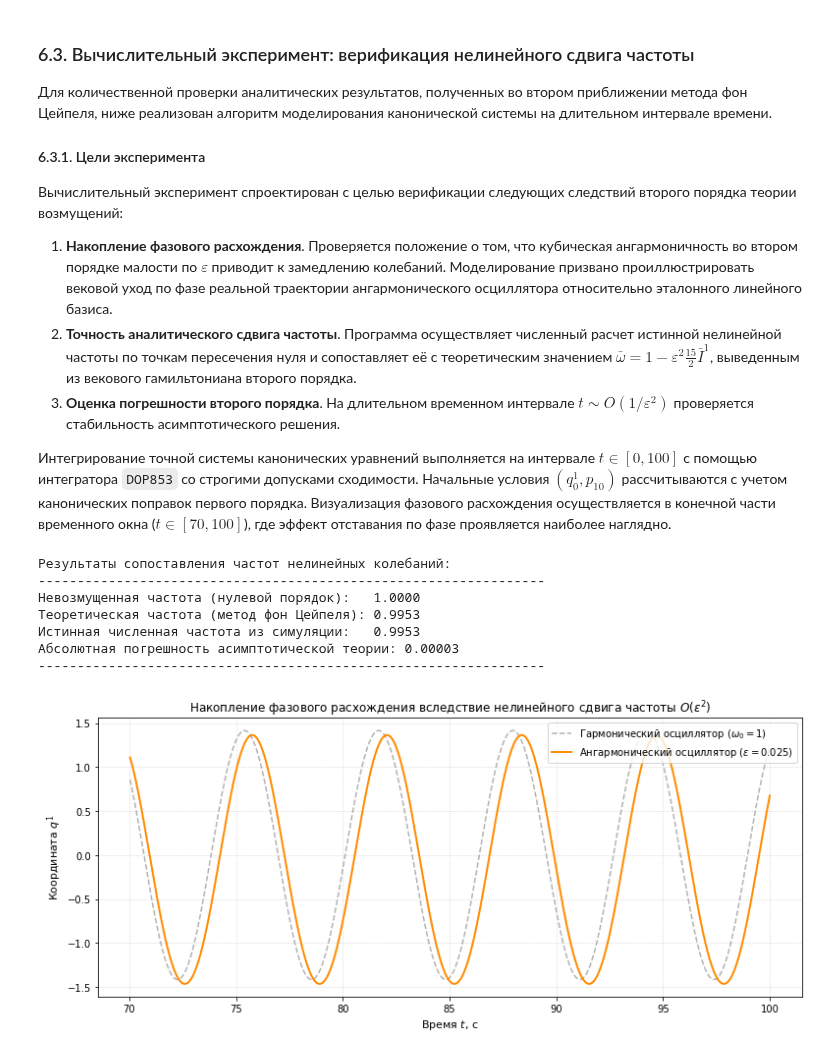
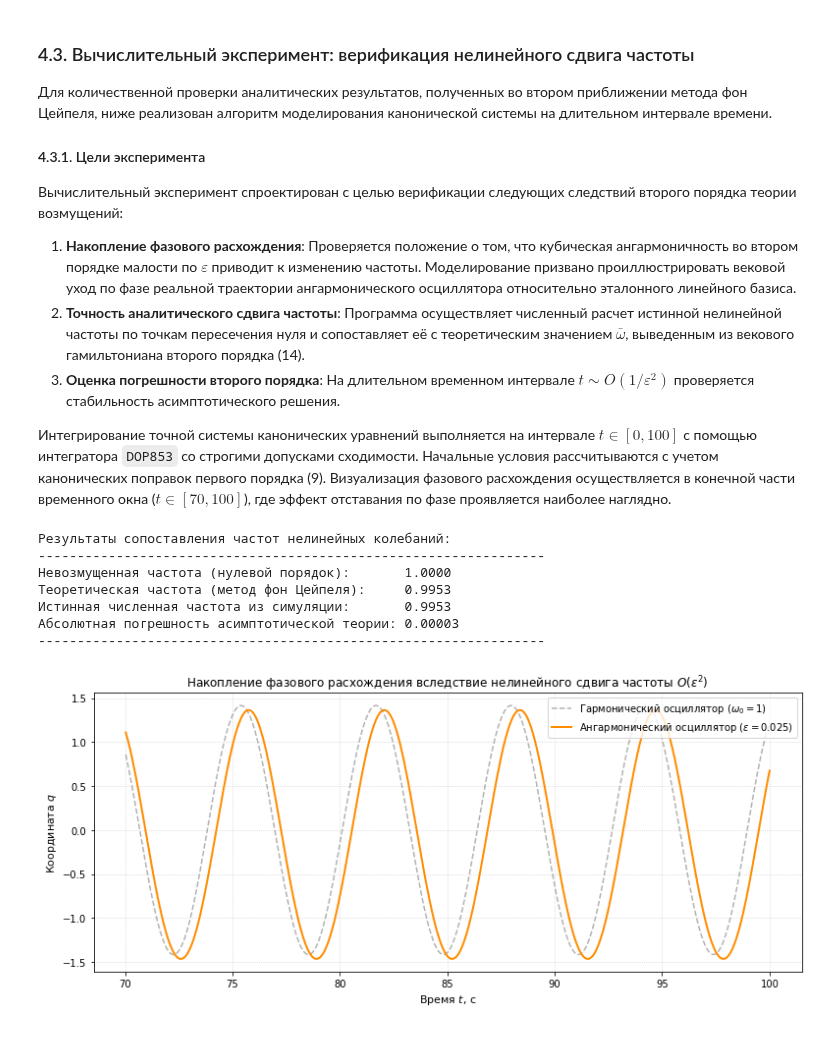
Before and after one commit to DPritykin/nonlinear-dynamics, a Jupyter notebook: Asymtotic Methods in Astrodynamics/B.5 Метод фон Цейпеля.ipynb, the cells around one changed output. Saved outputs shown, nothing was run; the diff lists cells and outputs as text; code cells hidden in the pictures.

```diff
--- a/Asymtotic Methods in Astrodynamics/B.5 Метод фон Цейпеля.ipynb
+++ b/Asymtotic Methods in Astrodynamics/B.5 Метод фон Цейпеля.ipynb
@@ -310,15 +285,16 @@ $$\bar{\omega}(\bar{I}^1) = \frac{\partial \bar{H}}{\partial \bar{I}^1} = 1 - \v
 # %% [markdown]
-### 6.3. Вычислительный эксперимент: верификация нелинейного сдвига частоты
+### 4.3. Вычислительный эксперимент: верификация нелинейного сдвига частоты
 
 Для количественной проверки аналитических результатов, полученных во втором приближении метода фон Цейпеля, ниже реализован алгоритм моделирования канонической системы на длительном интервале времени.
 
-#### 6.3.1. Цели эксперимента
+#### 4.3.1. Цели эксперимента
+
 Вычислительный эксперимент спроектирован с целью верификации следующих следствий второго порядка теории возмущений:
-1. **Накопление фазового расхождения**. Проверяется положение о том, что кубическая ангармоничность во втором порядке малости по $\varepsilon$ приводит к замедлению колебаний. Моделирование призвано проиллюстрировать вековой уход по фазе реальной траектории ангармонического осциллятора относительно эталонного линейного базиса.
-2. **Точность аналитического сдвига частоты**. Программа осуществляет численный расчет истинной нелинейной частоты по точкам пересечения нуля и сопоставляет её с теоретическим значением $\bar{\omega} = 1 - \varepsilon^2 \frac{15}{2}\bar{I}^1$, выведенным из векового гамильтониана второго порядка.
-3. **Оценка погрешности второго порядка**. На длительном временном интервале $t \sim O(1/\varepsilon^2)$ проверяется стабильность асимптотического решения.
+1.  **Накопление фазового расхождения**: Проверяется положение о том, что кубическая ангармоничность во втором порядке малости по $\varepsilon$ приводит к изменению частоты. Моделирование призвано проиллюстрировать вековой уход по фазе реальной траектории ангармонического осциллятора относительно эталонного линейного базиса.
+2.  **Точность аналитического сдвига частоты**: Программа осуществляет численный расчет истинной нелинейной частоты по точкам пересечения нуля и сопоставляет её с теоретическим значением $\bar{\omega}$, выведенным из векового гамильтониана второго порядка (14).
+3.  **Оценка погрешности второго порядка**: На длительном временном интервале $t \sim O(1/\varepsilon^2)$ проверяется стабильность асимптотического решения.
 
-Интегрирование точной системы канонических уравнений выполняется на интервале $t \in [0, 100]$ с помощью интегратора `DOP853` со строгими допусками сходимости. Начальные условия $(q^1_0, p_{10})$ рассчитываются с учетом канонических поправок первого порядка. Визуализация фазового расхождения осуществляется в конечной части временного окна ($t \in [70, 100]$), где эффект отставания по фазе проявляется наиболее наглядно.
+Интегрирование точной системы канонических уравнений выполняется на интервале $t \in [0, 100]$ с помощью интегратора `DOP853` со строгими допусками сходимости. Начальные условия рассчитываются с учетом канонических поправок первого порядка (9). Визуализация фазового расхождения осуществляется в конечной части временного окна ($t \in [70, 100]$), где эффект отставания по фазе проявляется наиболее наглядно.
 # %%
 import numpy as np
 import matplotlib.pyplot as plt
@@ -329,54 +305,53 @@ from scipy.integrate import solve_ivp
 # =====================================================================
 # Малый параметр принимается равным 0.025 для явной визуализации фазового расхождения
 eps = 0.025
-bar_I1 = 1.0
+bar_I = 1.0
 
 # Канонические уравнения движения нелинейного осциллятора
 def hamiltonian_system(t, state):
-    q1, p1 = state
-    return [p1, -q1 - 3 * eps * q1**2]
+    q, p = state
+    return [p, -q - 3 * eps * q**2]
 
-# Начальные условия при theta1=0 (с учетом канонических поправок первого порядка)
-theta1_0 = 0.0
-I1_0 = bar_I1 - eps * (2 * bar_I1) ** 1.5 * (0.75 * np.cos(theta1_0) + 0.25 * np.cos(3 * theta1_0))
+# Начальные условия при theta=0 (с учетом канонических поправок первого порядка по формуле (9))
+theta_0 = 0.0
+I_0 = bar_I - eps * (2 * bar_I) ** 1.5 * (0.75 * np.cos(theta_0) + 0.25 * np.cos(3 * theta_0))
+q_0 = np.sqrt(2 * I_0) * np.cos(theta_0)
+p_0 = -np.sqrt(2 * I_0) * np.sin(theta_0)
 
-q1_0 = np.sqrt(2 * I1_0) * np.cos(theta1_0)
-p1_0 = -np.sqrt(2 * I1_0) * np.sin(theta1_0)
-
-# Интегрирование на длительном интервале времени для определения фазового расхождения
+# Интегрирование на длительном интервале времени для определения фавого расхождения
 t_span = (0.0, 100.0)
 t_eval = np.linspace(t_span[0], t_span[1], 2000)
 
 sol = solve_ivp(
     hamiltonian_system,
     t_span,
-    [q1_0, p1_0],
+    [q_0, p_0],
     method='DOP853', # Высокоточный метод интегрирования гамильтоновых систем
     t_eval=t_eval,
     rtol=1e-11,
     atol=1e-13
 )
-q1_vals = sol.y[0]
-p1_vals = sol.y[1]
+q_vals = sol.y[0]
+p_vals = sol.y[1]
 t_vals = sol.t
 
 # =====================================================================
 # 2. ОПРЕДЕЛЕНИЕ ИСТИННОЙ ЧИСЛЕННОЙ ЧАСТОТЫ ПО ПЕРЕСЕЧЕНИЯМ НУЛЯ
 # =====================================================================
 crossings = []
-for i in range(len(p1_vals) - 1):
-    if q1_vals[i] < 0 and q1_vals[i + 1] >= 0:
+for i in range(len(p_vals) - 1):
+    if q_vals[i] < 0 and q_vals[i + 1] >= 0:
         # Линейная интерполяция корня для достижения субшаговой точности
-        t_zero = t_vals[i] - q1_vals[i] * (t_vals[i + 1] - t_vals[i]) / (q1_vals[i + 1] - q1_vals[i])
+        t_zero = t_vals[i] - q_vals[i] * (t_vals[i + 1] - t_vals[i]) / (q_vals[i + 1] - q_vals[i])
         crossings.append(t_zero)
 
 numerical_period = np.mean(np.diff(crossings))
 omega_numerical = (2 * np.pi) / numerical_period
 
 # =====================================================================
-# 3. ТЕОРЕТИЧЕСКИЙ СДВИГ ЧАСТОТЫ ВТОРОГО ПОРЯДКА МЕТОДА ФОН ЦЕЙПЕЛЯ
+# 3. ТЕОРЕТИЧЕСКИЙ СДВИГ ЧАСТОТЫ ВТОРОГО ПОРЯДКА МЕТОДА ФОН ЦЕЙПЕЛЯ (Формула 14)
 # =====================================================================
-omega_theoretical = 1.0 - (eps**2) * (15.0 / 2.0) * bar_I1
+omega_theoretical = 1.0 - (eps**2) * (15.0 / 2.0) * bar_I
 omega_unperturbed = 1.0
 
 # =====================================================================
@@ -385,13 +360,13 @@ omega_unperturbed = 1.0
 plt.figure(figsize=(11, 5))
 
 # Линейный невозмущенный осциллятор (собственная частота равна единице)
-q1_unperturbed = np.sqrt(2 * bar_I1) * np.cos(t_vals)
+q_unperturbed = np.sqrt(2 * bar_I) * np.cos(t_vals)
 
 # Визуализация осуществляется в конечной части временного интервала с наибольшим фазовым расхождением
 mask = (t_vals >= 70) & (t_vals <= 100)
 plt.plot(
     t_vals[mask],
-    q1_unperturbed[mask],
+    q_unperturbed[mask],
     color="gray",
     linestyle="--",
     alpha=0.6,
@@ -399,26 +374,27 @@ plt.plot(
 )
 plt.plot(
     t_vals[mask],
-    q1_vals[mask],
+    q_vals[mask],
     color="darkorange",
     linewidth=2,
     label=fr"Ангармонический осциллятор ($\varepsilon = {eps}$)",
 )
 
-plt.title(fr"Накопление фазового расхождения вследствие нелинейного сдвига частоты $O(\varepsilon^2)$", fontsize=12)
+plt.title(r"Накопление фазового расхождения вследствие нелинейного сдвига частоты $O(\varepsilon^2)$", fontsize=12)
 plt.xlabel("Время $t$, с", fontsize=11)
-plt.ylabel("Координата $q^1$", fontsize=11)
+plt.ylabel("Координата $q$", fontsize=11)
 plt.grid(True, linestyle=":", alpha=0.6)
 plt.legend(loc="upper right")
 
 # Вывод результатов сопоставления частот в академическом стиле
 print("Результаты сопоставления частот нелинейных колебаний:")
 print("-" * 65)
-print(f"Невозмущенная частота (нулевой порядок):   {omega_unperturbed:.4f}")
-print(f"Теоретическая частота (метод фон Цейпеля): {omega_theoretical:.4f}")
-print(f"Истинная численная частота из симуляции:   {omega_numerical:.4f}")
+print(f"Невозмущенная частота (нулевой порядок):       {omega_unperturbed:.4f}")
+print(f"Теоретическая частота (метод фон Цейпеля):     {omega_theoretical:.4f}")
+print(f"Истинная численная частота из симуляции:       {omega_numerical:.4f}")
 print(f"Абсолютная погрешность асимптотической теории: {abs(omega_theoretical - omega_numerical):.5f}")
 print("-" * 65)
+
 plt.tight_layout()
 plt.show()
 # %% [output]
@@ -430,4 +406,4 @@ plt.show()
 Абсолютная погрешность асимптотической теории: 0.00003
 -----------------------------------------------------------------
-[figure, old version]
+[figure, new version]
 # %% [markdown]
```
Also changed, not shown: parts of 45 cells of this notebook.
